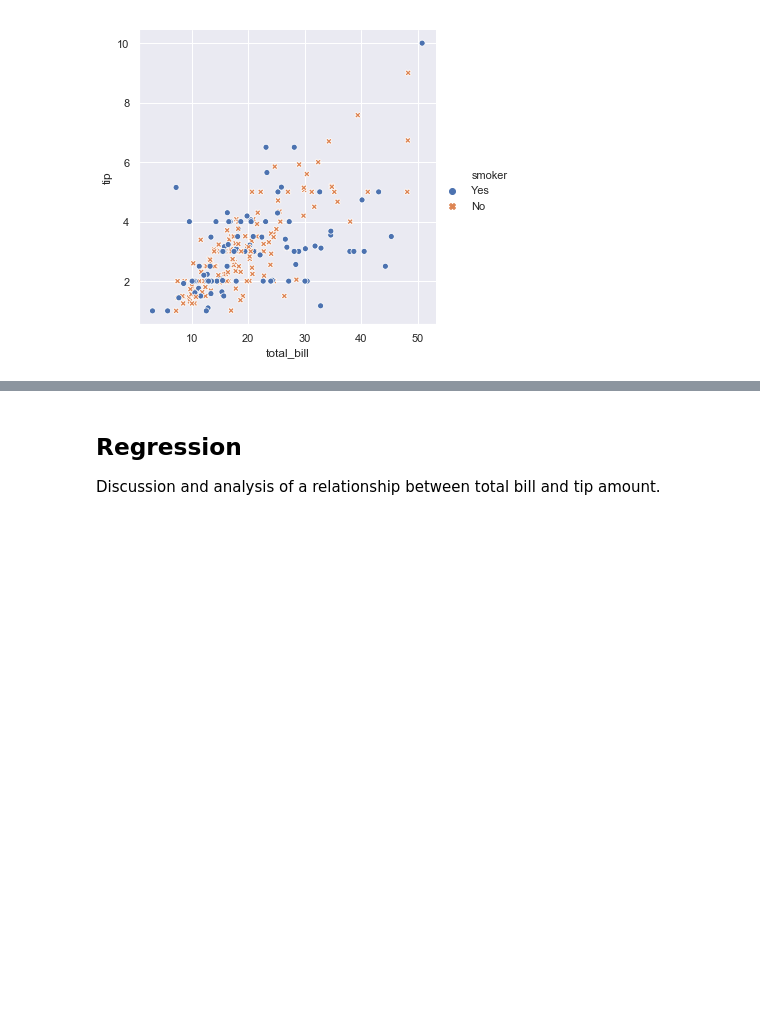
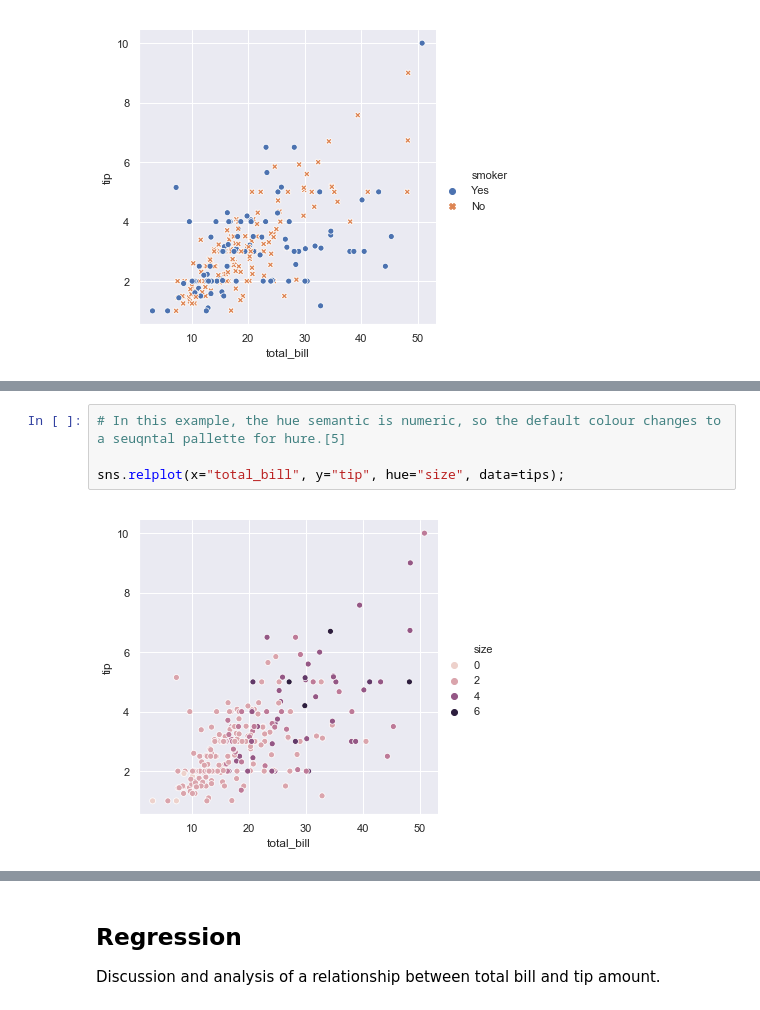
Before and after one commit to zaraquail/Tips-data-set-Fundamentals-of-Data-Analysis-Assessment-2019, a Jupyter notebook: Tips data set assignment.ipynb, the cells around one changed output, grey strips where cells are left out. Saved outputs shown, nothing was run; the diff lists cells and outputs as text; blank space fills up the shorter version.

```diff
--- a/Tips data set assignment.ipynb
+++ b/Tips data set assignment.ipynb
@@ -57,0 +66,6 @@ sns.relplot(x="total_bill", y="tip", hue="smoker", style="smoker",
+# %%
+# In this example, the hue semantic is numeric, so the default colour changes to a seuqntal pallette for hure.[5]
+
+sns.relplot(x="total_bill", y="tip", hue="size", data=tips);
+# %% [output]
+[figure, added]
```
Also changed, not shown: parts of 4 cells of this notebook.
